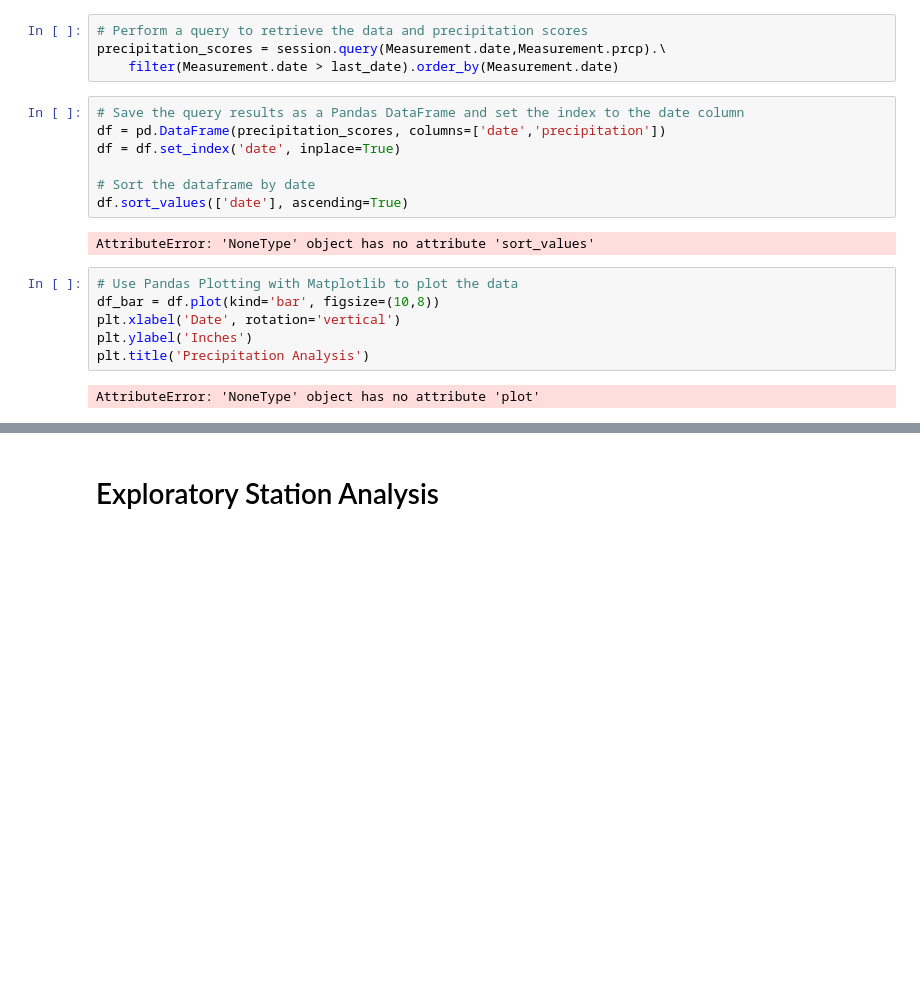
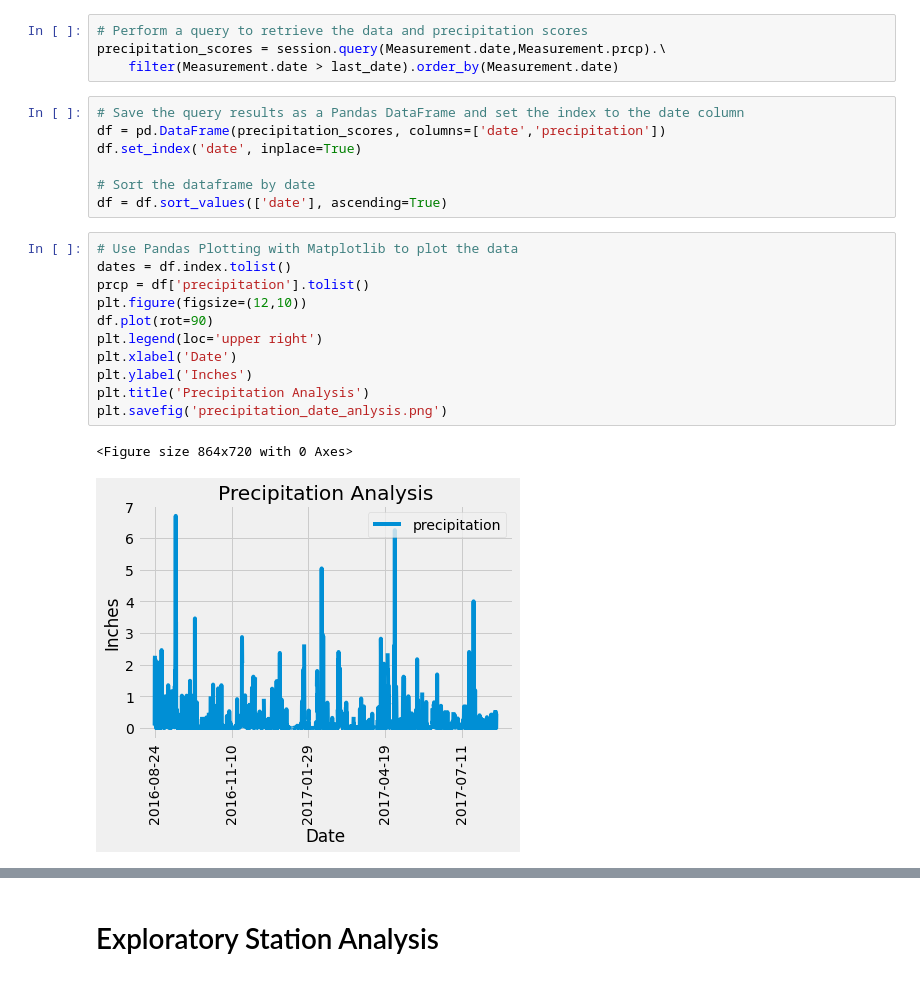
Before and after one commit to jinemec23/sqlalchemy-challenge, a Jupyter notebook: climate_starter.ipynb, the cells around one changed output, grey strips where cells are left out. Cells and saved outputs as stored; diff of their text form; blank space fills up the shorter version.

```diff
--- a/climate_starter.ipynb
+++ b/climate_starter.ipynb
@@ -86,19 +86,23 @@ precipitation_scores = session.query(Measurement.date,Measurement.prcp).\
 # %%
 # Save the query results as a Pandas DataFrame and set the index to the date column
 df = pd.DataFrame(precipitation_scores, columns=['date','precipitation'])
-df = df.set_index('date', inplace=True)
+df.set_index('date', inplace=True)
 
 # Sort the dataframe by date
-df.sort_values(['date'], ascending=True)
+df = df.sort_values(['date'], ascending=True)
-# %% [output]
-AttributeError: 'NoneType' object has no attribute 'sort_values'
 # %%
 # Use Pandas Plotting with Matplotlib to plot the data
-df_bar = df.plot(kind='bar', figsize=(10,8))
-plt.xlabel('Date', rotation='vertical')
+dates = df.index.tolist()
+prcp = df['precipitation'].tolist()
+plt.figure(figsize=(12,10))
+df.plot(rot=90)
+plt.legend(loc='upper right')
+plt.xlabel('Date')
 plt.ylabel('Inches')
 plt.title('Precipitation Analysis')
+plt.savefig('precipitation_date_anlysis.png')
 # %% [output]
-AttributeError: 'NoneType' object has no attribute 'plot'
+<Figure size 864x720 with 0 Axes>
+[figure, added]
 # %%
 # Use Pandas to calcualte the summary statistics for the precipitation data
```
Also changed, not shown: parts of 8 cells of this notebook.
